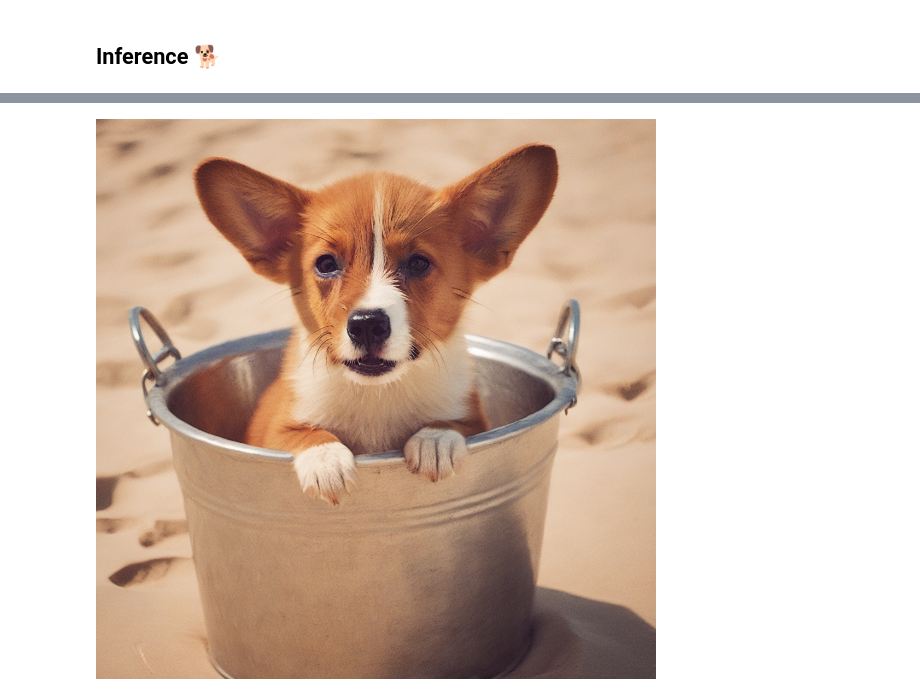
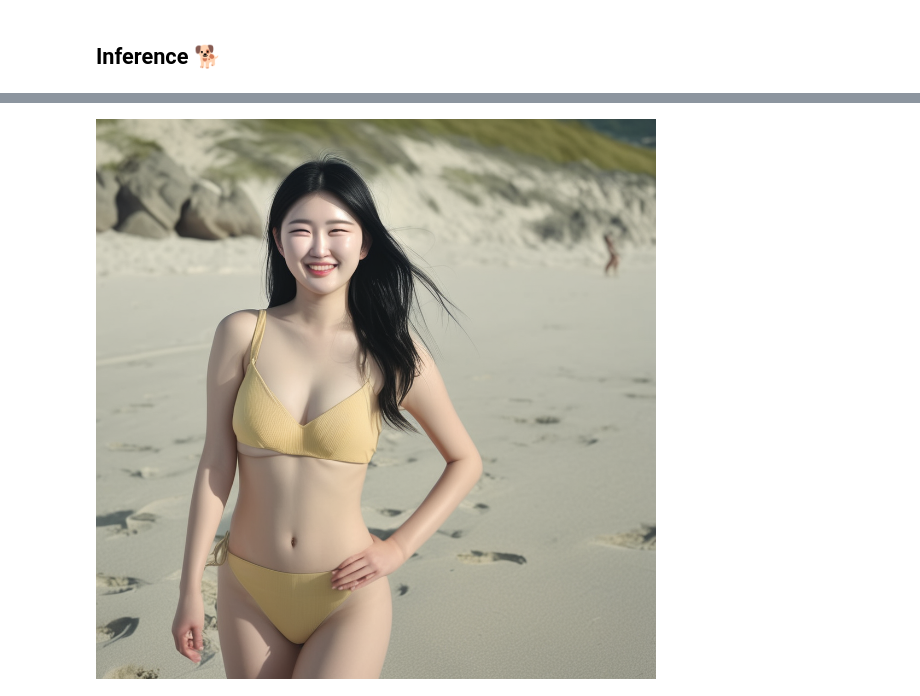
Before and after one commit to rkdgusrnrlrl/7-wonders-duel, a Jupyter notebook: diffusers/SDXL_DreamBooth_LoRA_.ipynb, the cells around one changed output, grey strips where cells are left out. Saved outputs shown, nothing was run; the diff lists cells and outputs as text; code cells hidden in the pictures.

```diff
--- a/diffusers/SDXL_DreamBooth_LoRA_.ipynb
+++ b/diffusers/SDXL_DreamBooth_LoRA_.ipynb
@@ -356,7 +356,28 @@ _ = pipe.to("cuda")
-# %%
-prompt = "a photo of TOK dog in a bucket at the beach" # @param
-
-image = pipe(prompt=prompt, num_inference_steps=25).images[0]
-image
-# %% [output]
-[figure, removed]
+# %%
+pipe.unet.set_lora_scale(0.65)
+prompt = "a photo of soyeon, on a beach, wearing a bikini, full body shot, facing the camera, gentle natural smile, natural body proportions, visible feet, realistic skin texture, sharp details, clean lighting, sunlight, clear sky, 50mm lens, shallow depth of field, high resolution" # @param
+
+# ✅ 프롬프트
+prompt = (
+    "a photo of soyeon, at the beach, wearing a yellow bikini, "
+    "full body, facing the camera, gentle natural smile, relaxed posture, "
+    "realistic skin texture, sharp focus, neutral color balance, "
+    "clear daylight, soft natural shadows, 50mm lens, high resolution"
+)
+
+# ✅ 얼굴 일그러짐 방지 negative prompt
+negative_prompt = (
+    "smooth plastic skin, low detail, flat face, oversoft, blurry, "
+    "asymmetrical face, distorted eyes, warped, extra limbs, bad anatomy, "
+    "anime, illustration, stylized"
+)
+
+image = pipe(
+    prompt=prompt,
+    negative_prompt=negative_prompt,
+    num_inference_steps=40,   # 28~45 안정적
+    guidance_scale=8.5        # 7.5~9.5 실사 안정
+).images[0]
+image
+# %% [output]
+[figure, added]
```
Also changed, not shown: parts of 5 cells of this notebook.
